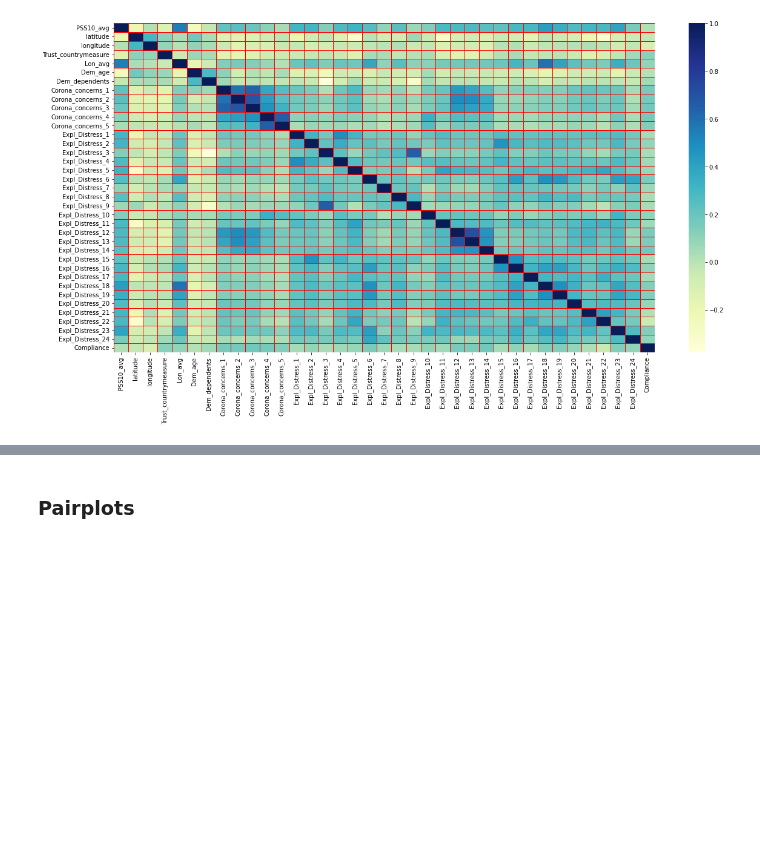
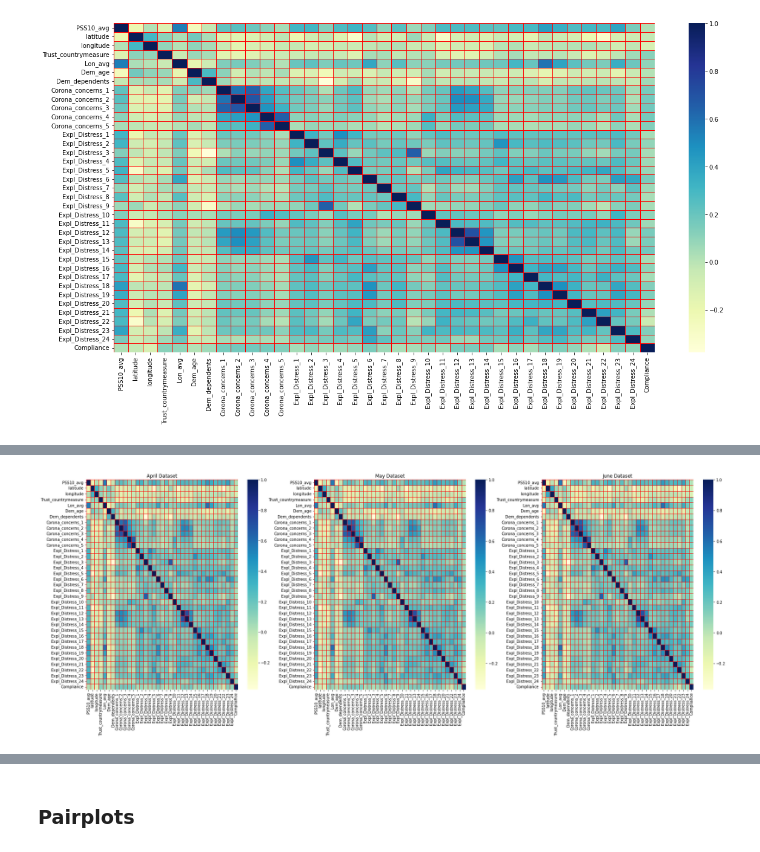
Before and after one commit to Shaashwat05/pandemic_handling_and_impact, a Jupyter notebook: EDA.ipynb, the cells around one changed output, grey strips where cells are left out. Saved outputs shown, nothing was run; the diff lists cells and outputs as text; code cells hidden in the pictures; blank space fills up the shorter version.

```diff
--- a/EDA.ipynb
+++ b/EDA.ipynb
@@ -178,0 +79,12 @@ Notes:
+# %%
+fig, (ax1, ax2, ax3) = plt.subplots(1,3)
+fig.set_size_inches([30,10])
+sns.heatmap(df_apr.corr('spearman'), cmap='YlGnBu', linecolor='r', linewidths=0.5, ax=ax1)
+sns.heatmap(df_may.corr('spearman'), cmap='YlGnBu', linecolor='r', linewidths=0.5, ax=ax2)
+sns.heatmap(df_june.corr('spearman'), cmap='YlGnBu', linecolor='r', linewidths=0.5, ax=ax3)
+ax1.set_title('April Dataset')
+ax2.set_title('May Dataset')
+ax3.set_title('June Dataset')
+plt.show()
+# %% [output]
+[figure, added]
```
Also changed, not shown: parts of 32 cells of this notebook.
